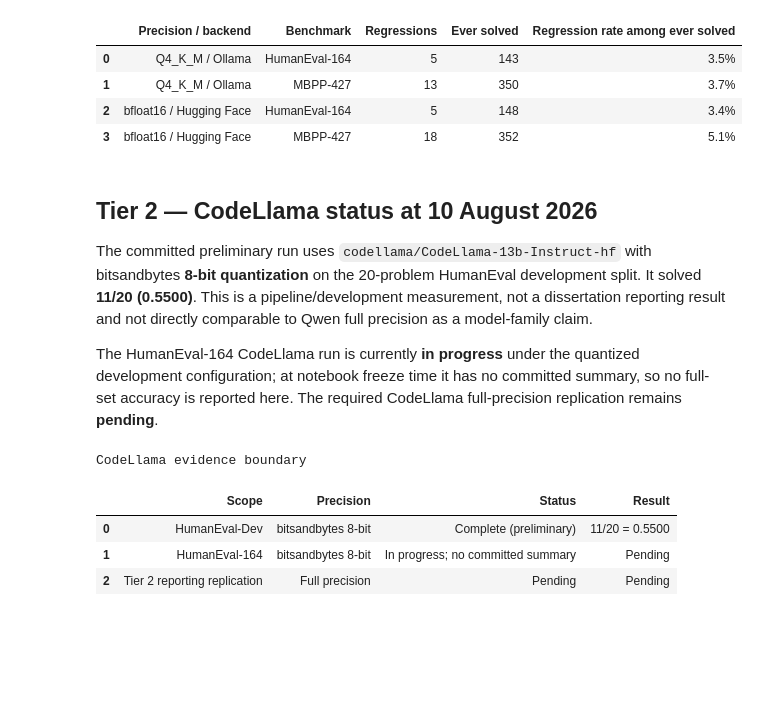
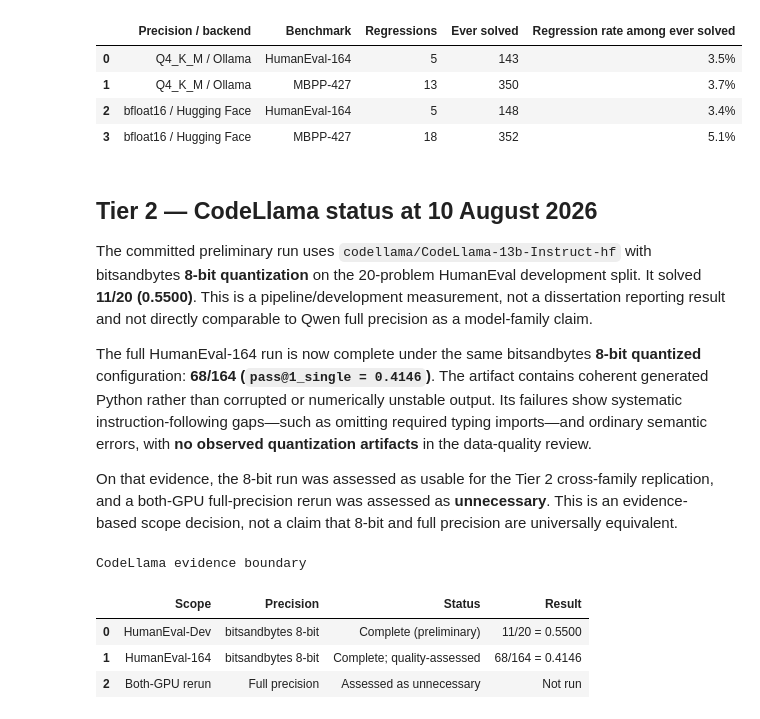
Before and after one commit to sharantejamedikar/self-refining-codegen, a Jupyter notebook: notebooks/progress_m1_to_cluster.ipynb, the cells around one changed output. Cells and saved outputs as stored; diff of their text form; code cells hidden in the pictures; blank space fills up the shorter version.

Commit message:
Update progress notebook with CodeLlama-13B full HumanEval result and data-quality conclusion (both-GPU fallback unnecessary).

```diff
--- a/notebooks/progress_m1_to_cluster.ipynb
+++ b/notebooks/progress_m1_to_cluster.ipynb
@@ -795,23 +795,29 @@ Four-condition forced-iteration replication
 
 The committed preliminary run uses `codellama/CodeLlama-13b-Instruct-hf` with bitsandbytes **8-bit quantization** on the 20-problem HumanEval development split. It solved **11/20 (0.5500)**. This is a pipeline/development measurement, not a dissertation reporting result and not directly comparable to Qwen full precision as a model-family claim.
 
-The HumanEval-164 CodeLlama run is currently **in progress** under the quantized development configuration; at notebook freeze time it has no committed summary, so no full-set accuracy is reported here. The required CodeLlama full-precision replication remains **pending**.
+The full HumanEval-164 run is now complete under the same bitsandbytes **8-bit quantized** configuration: **68/164 (`pass@1_single = 0.4146`)**. The artifact contains coherent generated Python rather than corrupted or numerically unstable output. Its failures show systematic instruction-following gaps—such as omitting required typing imports—and ordinary semantic errors, with **no observed quantization artifacts** in the data-quality review.
+
+On that evidence, the 8-bit run was assessed as usable for the Tier 2 cross-family replication, and a both-GPU full-precision rerun was assessed as **unnecessary**. This is an evidence-based scope decision, not a claim that 8-bit and full precision are universally equivalent.
 # %%
 codellama_dev = RESULTS / "20260809T221313.828881Z_cluster_codellama_13b_bnb_8bit_quantized_development_humaneval_dev"
+codellama_full = RESULTS / "20260810T113106.471817Z_cluster_codellama_13b_bnb_8bit_zero_shot_humaneval_full"
 codellama_row = summary_row(codellama_dev)
+codellama_full_row = summary_row(codellama_full)
 assert (int(codellama_row["solved"]), int(codellama_row["total"])) == (11, 20)
+assert (int(codellama_full_row["solved"]), int(codellama_full_row["total"])) == (68, 164)
+assert len(load_records(codellama_full)) == 164
 tier2_status = pd.DataFrame([
     {"Scope": "HumanEval-Dev", "Precision": "bitsandbytes 8-bit", "Status": "Complete (preliminary)", "Result": f"{int(codellama_row['solved'])}/{int(codellama_row['total'])} = {codellama_row['value']:.4f}"},
-    {"Scope": "HumanEval-164", "Precision": "bitsandbytes 8-bit", "Status": "In progress; no committed summary", "Result": "Pending"},
-    {"Scope": "Tier 2 reporting replication", "Precision": "Full precision", "Status": "Pending", "Result": "Pending"},
+    {"Scope": "HumanEval-164", "Precision": "bitsandbytes 8-bit", "Status": "Complete; quality-assessed", "Result": f"{int(codellama_full_row['solved'])}/{int(codellama_full_row['total'])} = {codellama_full_row['value']:.4f}"},
+    {"Scope": "Both-GPU rerun", "Precision": "Full precision", "Status": "Assessed as unnecessary", "Result": "Not run"},
 ])
 display(tier2_status.style.set_caption("CodeLlama evidence boundary"))
 # %% [output]
 CodeLlama evidence boundary
 |  | Scope | Precision | Status | Result |
 | 0 | HumanEval-Dev | bitsandbytes 8-bit | Complete (preliminary) | 11/20 = 0.5500 |
-| 1 | HumanEval-164 | bitsandbytes 8-bit | In progress; no committed summary | Pending |
-| 2 | Tier 2 reporting replication | Full precision | Pending | Pending |
+| 1 | HumanEval-164 | bitsandbytes 8-bit | Complete; quality-assessed | 68/164 = 0.4146 |
+| 2 | Both-GPU rerun | Full precision | Assessed as unnecessary | Not run |
 # %% [markdown]
 ## Supervisor-meeting summary
 
```
Also changed, not shown: parts of 1 cell of this notebook.
